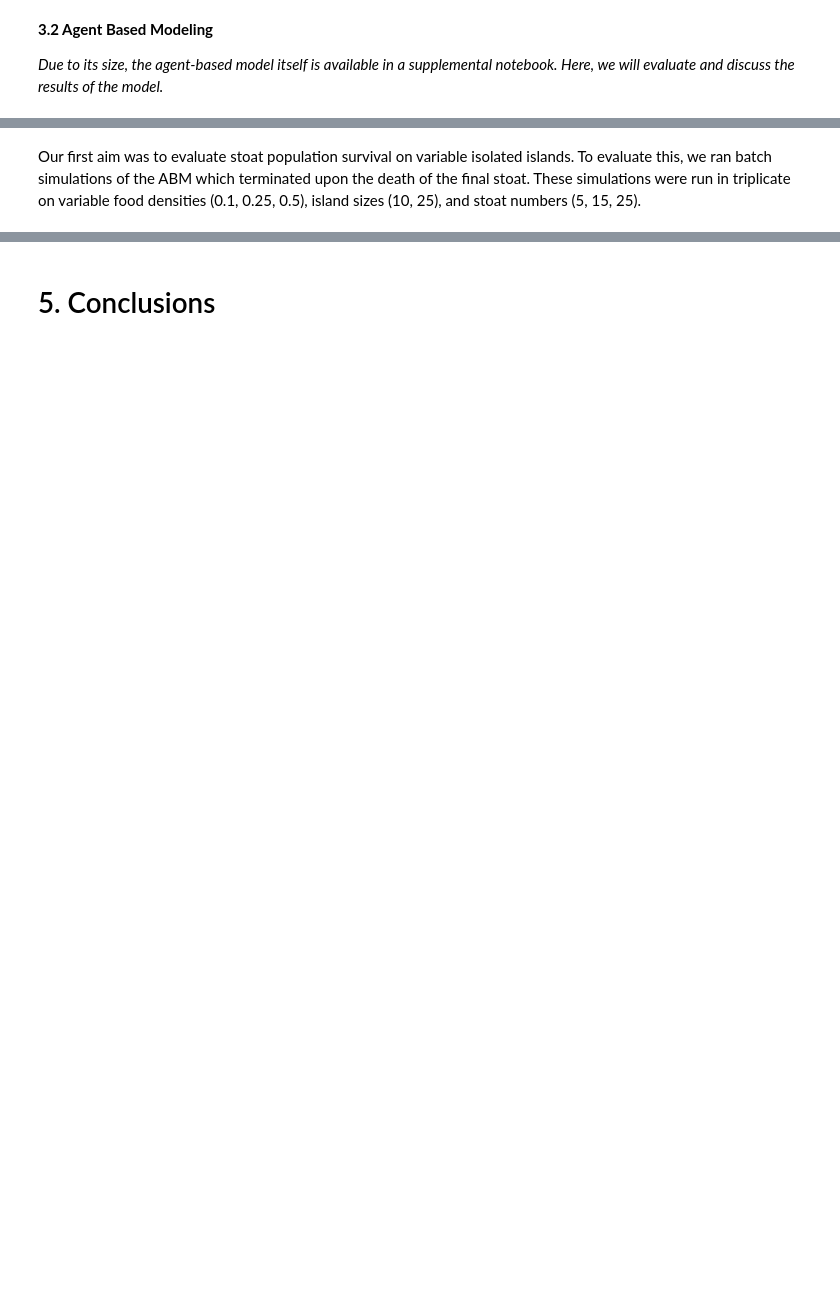
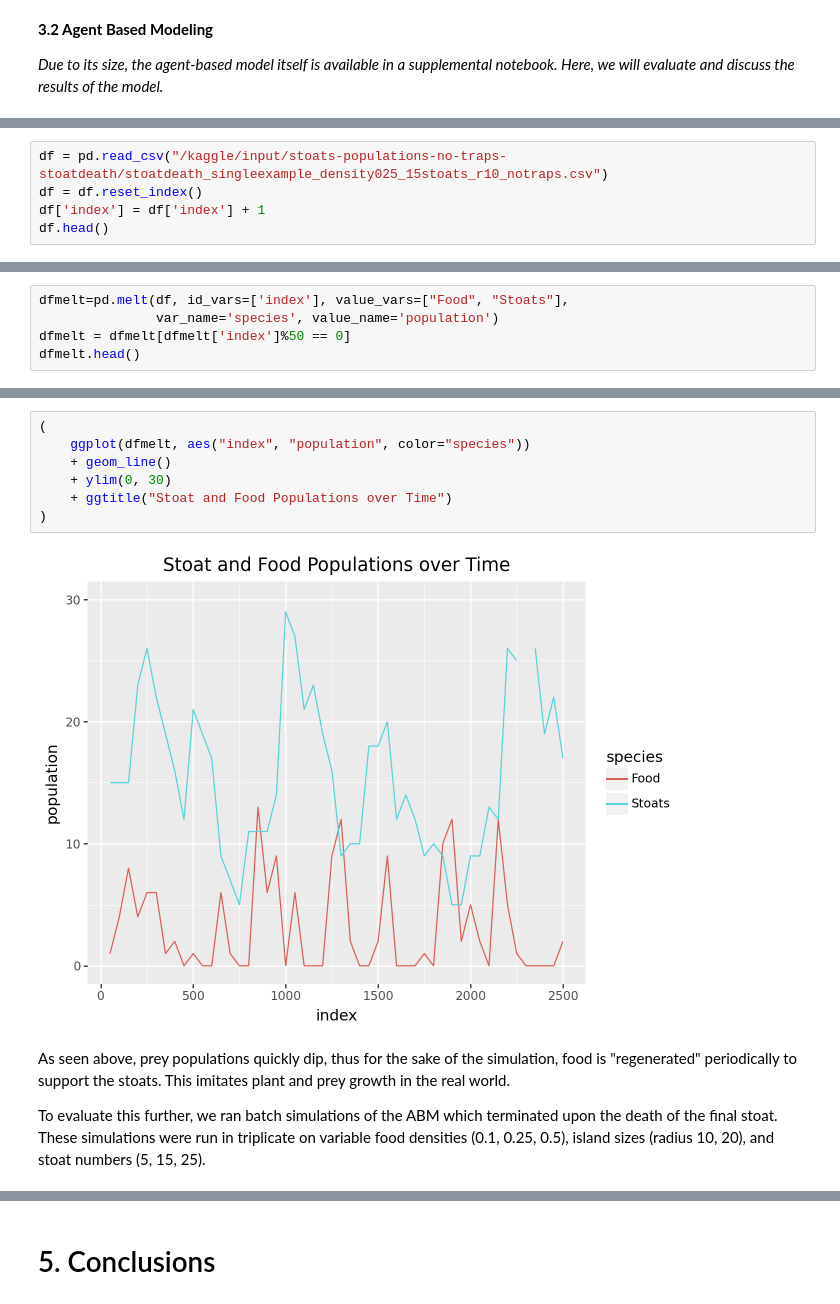
Before and after one commit to k-atej/stoatmodel, a Jupyter notebook: scicomp-stoat-model.ipynb, the cells around one changed output, grey strips where cells are left out. Saved outputs shown, nothing was run; the diff lists cells and outputs as text; blank space fills up the shorter version.

Commit message:
abm graphs & data

```diff
--- a/scicomp-stoat-model.ipynb
+++ b/scicomp-stoat-model.ipynb
@@ -271,0 +322,5 @@ Note that by the end of the simulation, both populations plateau. Prey populatio
+# %%
+df = pd.read_csv("/kaggle/input/stoats-populations-no-traps-stoatdeath/stoatdeath_singleexample_density025_15stoats_r10_notraps.csv")
+df = df.reset_index()
+df['index'] = df['index'] + 1
+df.head()
@@ -271,0 +334,5 @@ Note that by the end of the simulation, both populations plateau. Prey populatio
+# %%
+dfmelt=pd.melt(df, id_vars=['index'], value_vars=["Food", "Stoats"],
+               var_name='species', value_name='population')
+dfmelt = dfmelt[dfmelt['index']%50 == 0]
+dfmelt.head()
@@ -272,2 +346,13 @@ Note that by the end of the simulation, both populations plateau. Prey populatio
+# %%
+(
+    ggplot(dfmelt, aes("index", "population", color="species"))
+    + geom_line()
+    + ylim(0, 30)
+    + ggtitle("Stoat and Food Populations over Time")
+)
+# %% [output]
+[figure, added]
 # %% [markdown]
-Our first aim was to evaluate stoat population survival on variable isolated islands. To evaluate this, we ran batch simulations of the ABM which terminated upon the death of the final stoat. These simulations were run in triplicate on variable food densities (0.1, 0.25, 0.5), island sizes (10, 25), and stoat numbers (5, 15, 25).
+As seen above, prey populations quickly dip, thus for the sake of the simulation, food is "regenerated" periodically to support the stoats. This imitates plant and prey growth in the real world.
+
+To evaluate this further, we ran batch simulations of the ABM which terminated upon the death of the final stoat. These simulations were run in triplicate on variable food densities (0.1, 0.25, 0.5), island sizes (radius 10, 20), and stoat numbers (5, 15, 25).
```
Also changed, not shown: parts of 39 cells of this notebook.
